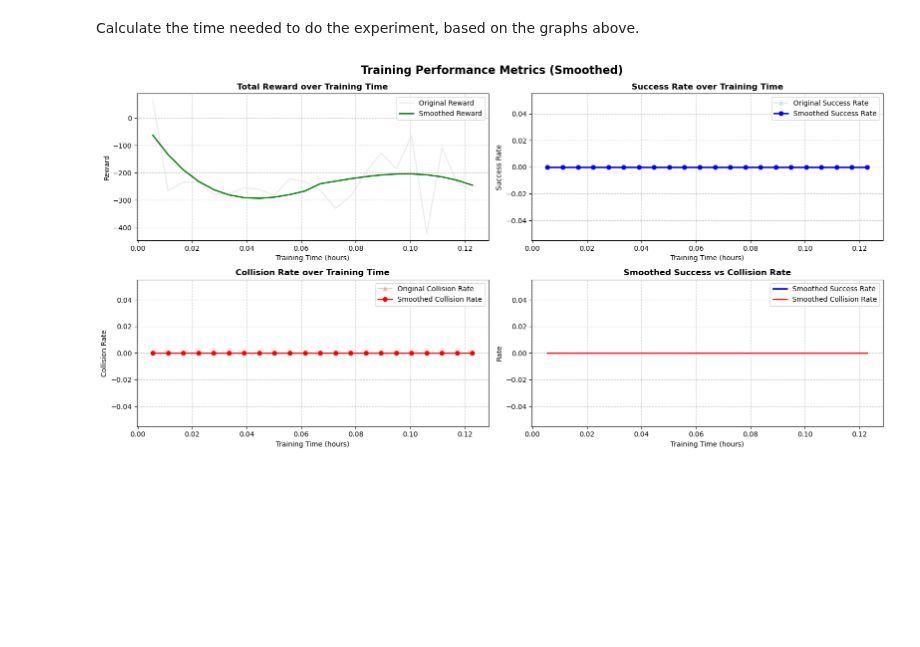
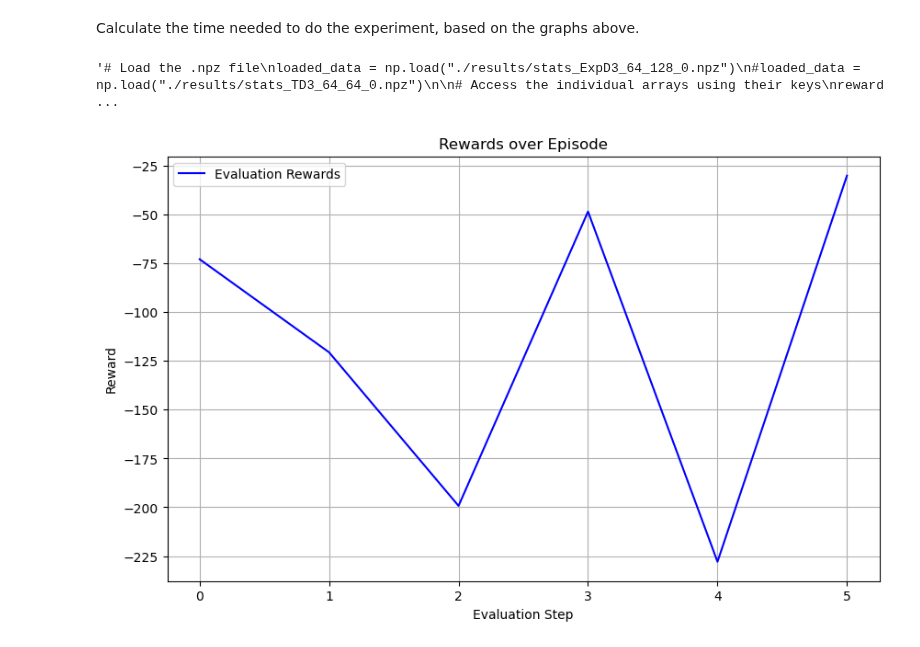
Before and after one commit to turcato-niccolo/test_turtlebot, a Jupyter notebook: results_gazebo.ipynb, the cells around one changed output. Cells and saved outputs as stored; diff of their text form; code cells hidden in the pictures; blank space fills up the shorter version.

Commit message:
test control - evaluation done

```diff
--- a/results_gazebo.ipynb
+++ b/results_gazebo.ipynb
@@ -204,7 +204,7 @@ def smooth_data(data, window, method='savitzky_golay'):
     else:
         raise ValueError("Invalid smoothing method")
 # %%
-# Load the .npz file
+'''# Load the .npz file
 loaded_data = np.load("./results/stats_ExpD3_64_128_0.npz")
 #loaded_data = np.load("./results/stats_TD3_64_64_0.npz")
 
@@ -276,6 +276,22 @@ plt.suptitle("Training Performance Metrics (Smoothed)", fontsize=16, fontweight=
 
 # Show the plot
 plt.tight_layout()
-plt.show()
+plt.show()'''
 # %% [output]
-[figure, removed]
+'# Load the .npz file\nloaded_data = np.load("./results/stats_ExpD3_64_128_0.npz")\n#loaded_data = np.load("./results/stats_TD3_64_64_0.npz")\n\n# Access the individual arrays using their keys\nreward ...
+# %%
+# Load the data
+loaded_data = np.load("./results/eval_ExpD3_256_256_0.npz")
+rewards = loaded_data['Evaluation_Reward_List']
+
+# Plot the rewards
+plt.figure(figsize=(10, 6))
+plt.plot(rewards, label="Evaluation Rewards", color='blue')
+plt.xlabel("Evaluation Step")           # Label for x-axis
+plt.ylabel("Reward")                    # Label for y-axis
+plt.title("Rewards over Episode")       # Title of the plot
+plt.legend()                            # To display the legend
+plt.grid(True)                          # To add a grid to the plot
+plt.show()
+# %% [output]
+[figure, added]
```
Also changed, not shown: 1 other file.
